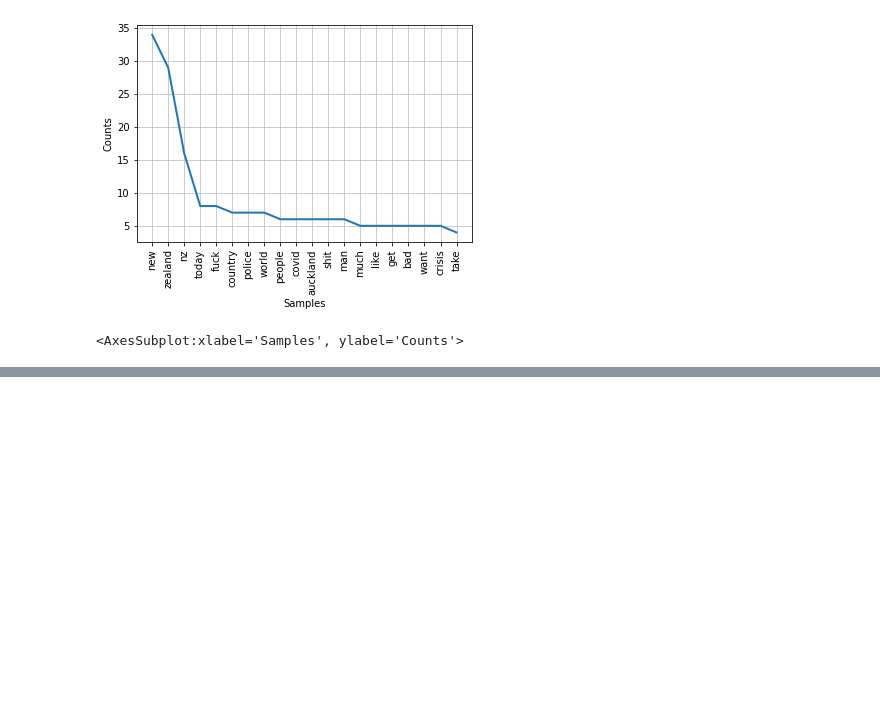
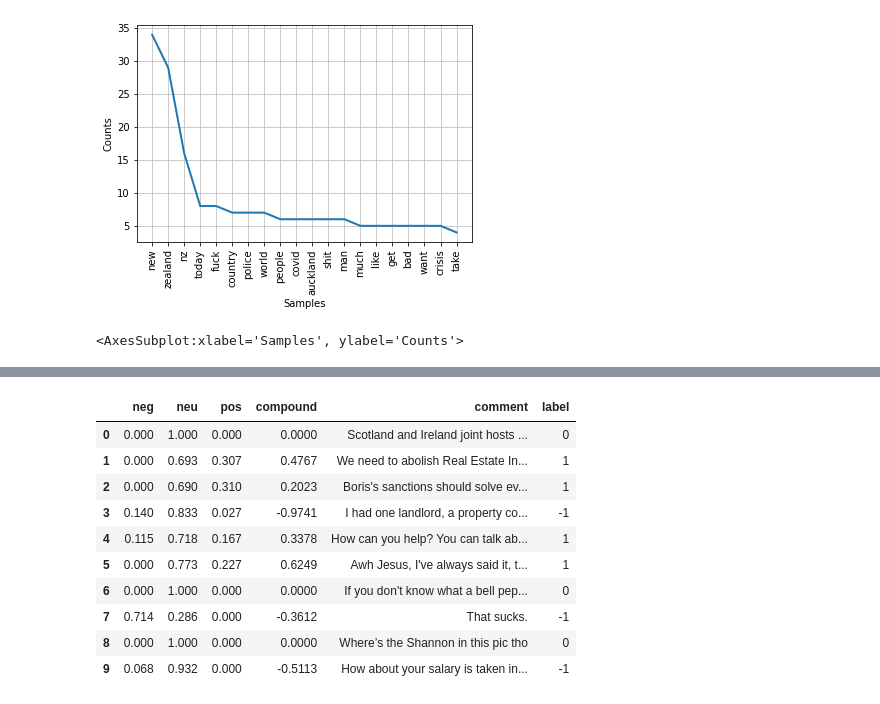
Before and after one commit to Gus1616/investigation_of_language_styles_reddit, a Jupyter notebook: 17350796_reddit_assignment_notebook.ipynb, the cells around one changed output, grey strips where cells are left out. Cells and saved outputs as stored; diff of their text form; code cells hidden in the pictures; blank space fills up the shorter version.

```diff
--- a/17350796_reddit_assignment_notebook.ipynb
+++ b/17350796_reddit_assignment_notebook.ipynb
@@ -796,4 +809,10 @@ neg_freq_nz.plot(20)
 # %%
-
-def extract_emojis(s):
-  return ''.join(c for c in s if c in emoji.UNICODE_EMOJI['en'])
+comments_ireland = set()
+# r/ireland
+for submission in reddit.subreddit('ireland').top(limit=10):
+    for comment in submission.comments:
+            if isinstance(comment, MoreComments):
+                continue
+            comments_ireland.add(comment.body)
+            display.clear_output()
+            print(len(comments_ireland))
@@ -799,0 +837,3 @@ def extract_emojis(s):
+# %%
+comments_results_ireland = sia_function(comments_ireland)
+pprint(comments_results_ireland[:3], width=100)
@@ -799,0 +1035,14 @@ def extract_emojis(s):
+# %%
+df_comments_ireland.head(10)
+# %% [output]
+|  | neg | neu | pos | compound | comment | label |
+| 0 | 0.000 | 1.000 | 0.000 | 0.0000 | Scotland and Ireland joint hosts ... | 0 |
+| 1 | 0.000 | 0.693 | 0.307 | 0.4767 | We need to abolish Real Estate In... | 1 |
+| 2 | 0.000 | 0.690 | 0.310 | 0.2023 | Boris's sanctions should solve ev... | 1 |
+| 3 | 0.140 | 0.833 | 0.027 | -0.9741 | I had one landlord, a property co... | -1 |
+| 4 | 0.115 | 0.718 | 0.167 | 0.3378 | How can you help? You can talk ab... | 1 |
+| 5 | 0.000 | 0.773 | 0.227 | 0.6249 | Awh Jesus, I've always said it, t... | 1 |
+| 6 | 0.000 | 1.000 | 0.000 | 0.0000 | If you don't know what a bell pep... | 0 |
+| 7 | 0.714 | 0.286 | 0.000 | -0.3612 | That sucks. | -1 |
+| 8 | 0.000 | 1.000 | 0.000 | 0.0000 | Where’s the Shannon in this pic tho | 0 |
+| 9 | 0.068 | 0.932 | 0.000 | -0.5113 | How about your salary is taken in... | -1 |
```
Also changed, not shown: parts of 31 cells of this notebook, 3 other files.
